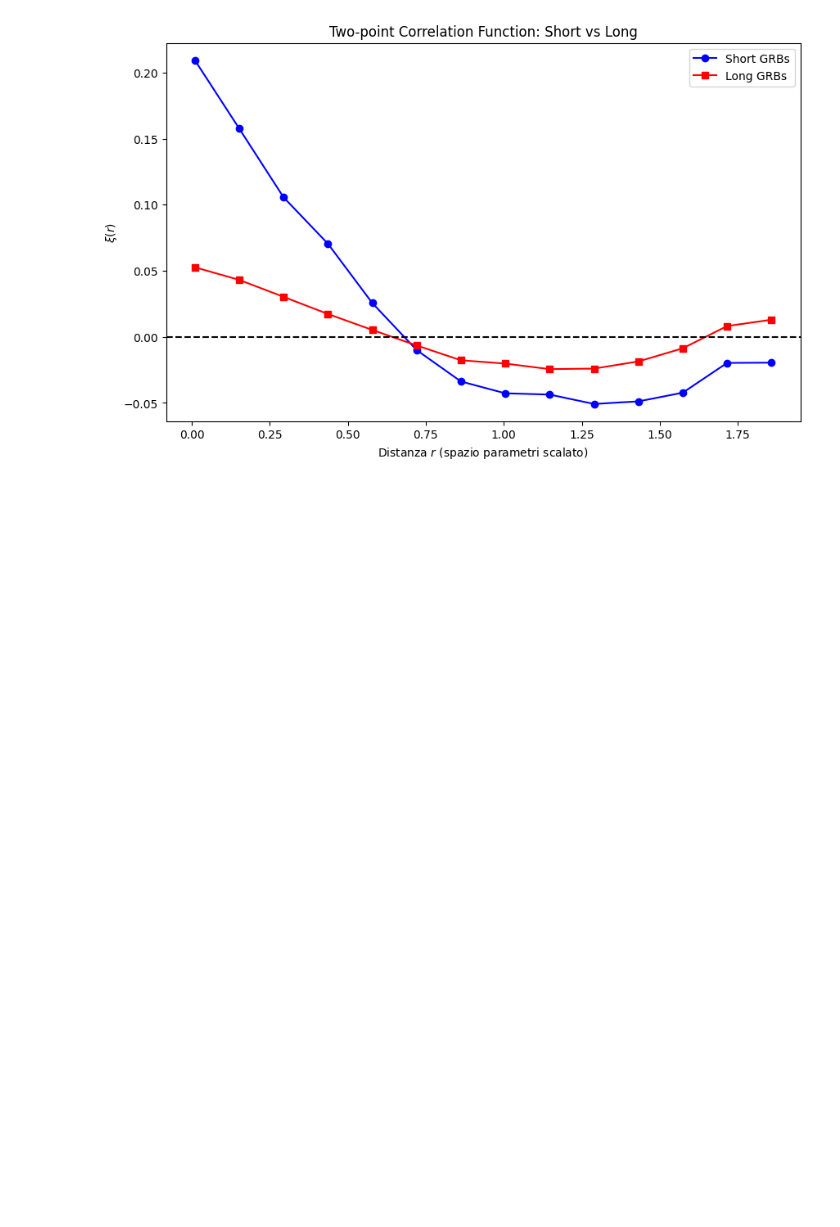
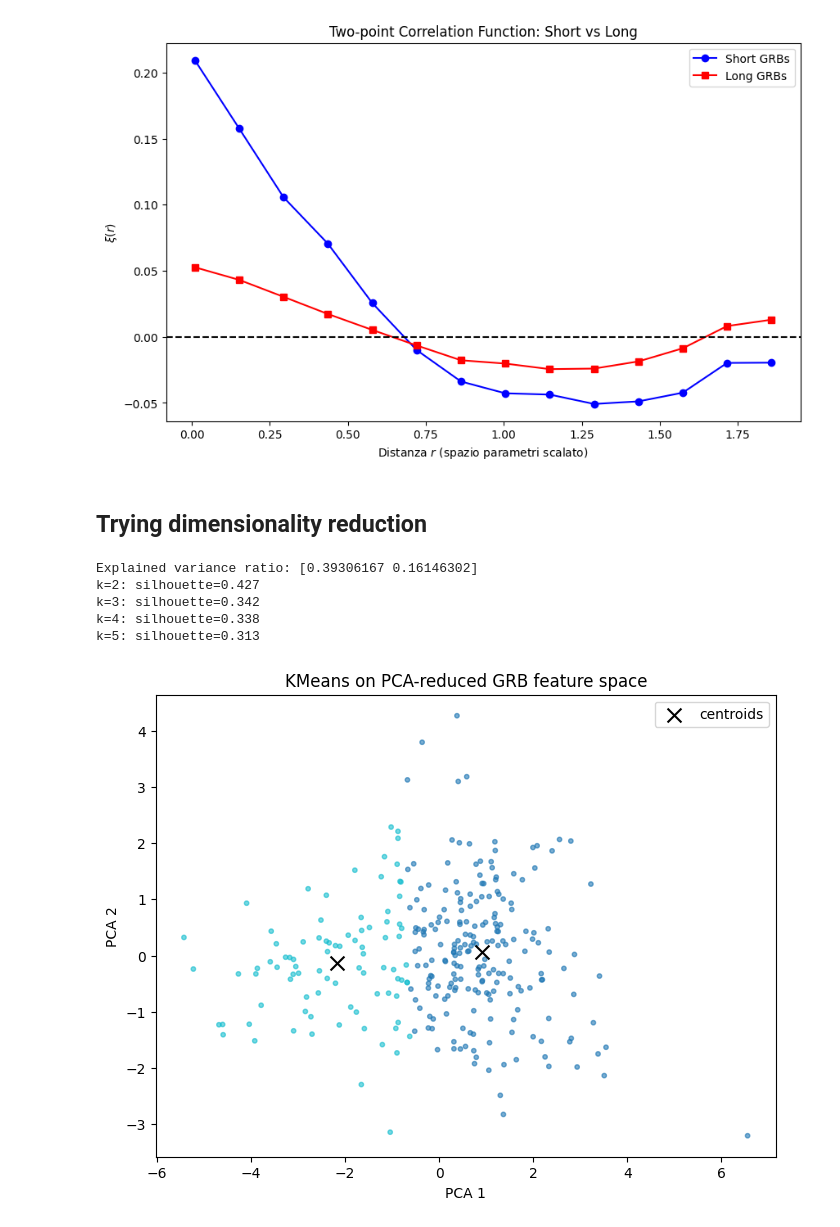
Before and after one commit to anna-tresoldi/astrostatistics_bicocca_2026, a Jupyter notebook: working/L14_GammaRayBursts.ipynb, the cells around one changed output. Drawn from its saved outputs; the diff is of its cells as text; code cells hidden in the pictures; blank space fills up the shorter version.

```diff
--- a/working/L14_GammaRayBursts.ipynb
+++ b/working/L14_GammaRayBursts.ipynb
@@ -585,3 +585,70 @@ plt.legend()
 plt.show()
 # %% [output]
 [figure]
+# %% [markdown]
+## Trying dimensionality reduction
+# %%
+from sklearn.decomposition import PCA
+
+# select numeric features excluding ra/decl and text identifiers
+numeric_features = [
+     'T90', 'T90_error',
+    'fluence', 'fluence_error',
+    'redshift', "'T100'", 'mjd_(T0)'
+]
+
+df_cluster = pd.DataFrame({
+    col: np.array(data_merged[col], dtype=float)
+    for col in numeric_features
+})
+
+df_cluster['GBM_located'] = np.where(
+    np.array(data_merged['GBM_located'], dtype=str) == 'True',
+    1,
+    0
+)
+
+# drop rows with invalid placeholders / missing values
+invalid = (df_cluster[numeric_features] == -999) | ~np.isfinite(df_cluster[numeric_features])
+df_cluster = df_cluster[~invalid.any(axis=1)].copy()
+
+# log-scale the positive quantities that span many decades
+for col in ['T90', 'T90_error', 'fluence', 'fluence_error', "'T100'"]:
+    col_name = col.strip("'")
+    df_cluster[f'log_{col_name}'] = np.log10(df_cluster[col].clip(lower=1e-12))
+
+features_for_clustering = [
+    'log_T90', 'log_T90_error', 'log_fluence', 'log_fluence_error',
+    'log_T100',  'redshift', 'mjd_(T0)', 'GBM_located'
+]
+
+X_all = df_cluster[features_for_clustering].values
+X_all_scaled = scaler.fit_transform(X_all)
+
+pca = PCA(n_components=2, random_state=42)
+X_pca = pca.fit_transform(X_all_scaled)
+
+print("Explained variance ratio:", pca.explained_variance_ratio_)
+
+for k in [2, 3, 4, 5]:
+    km = KMeans(n_clusters=k, n_init='auto', random_state=42).fit(X_pca)
+    print(f"k={k}: silhouette={silhouette_score(X_pca, km.labels_):.3f}")
+
+km2 = KMeans(n_clusters=2, n_init='auto', random_state=42).fit(X_pca)
+
+plt.figure(figsize=(8, 6))
+plt.scatter(X_pca[:, 0], X_pca[:, 1], c=km2.labels_, cmap='tab10', s=10, alpha=0.6)
+plt.scatter(km2.cluster_centers_[:, 0], km2.cluster_centers_[:, 1],
+            c='black', marker='x', s=100, label='centroids')
+plt.xlabel('PCA 1')
+plt.ylabel('PCA 2')
+plt.title('KMeans on PCA-reduced GRB feature space')
+plt.legend()
+plt.show()
+# %% [output]
+Explained variance ratio: [0.39306167 0.16146302]
+k=2: silhouette=0.427
+k=3: silhouette=0.342
+k=4: silhouette=0.338
+k=5: silhouette=0.313
+[figure, added]
```
Also changed, not shown: parts of 1 cell of this notebook.
